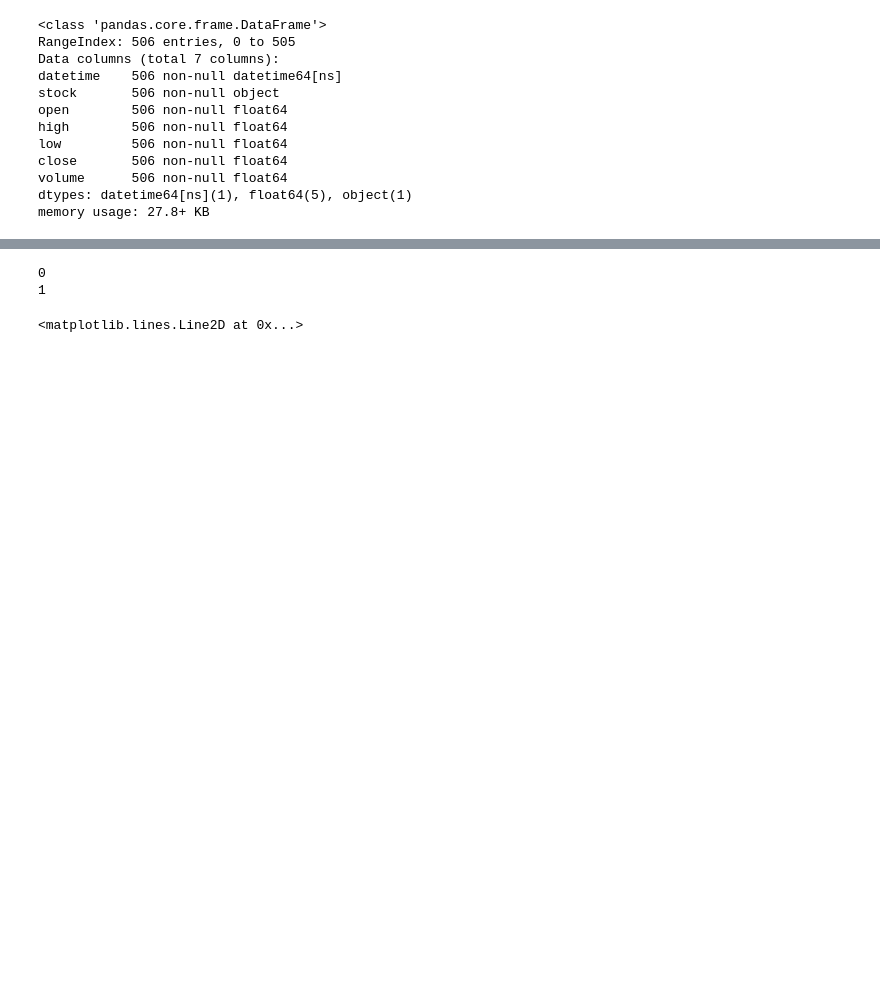
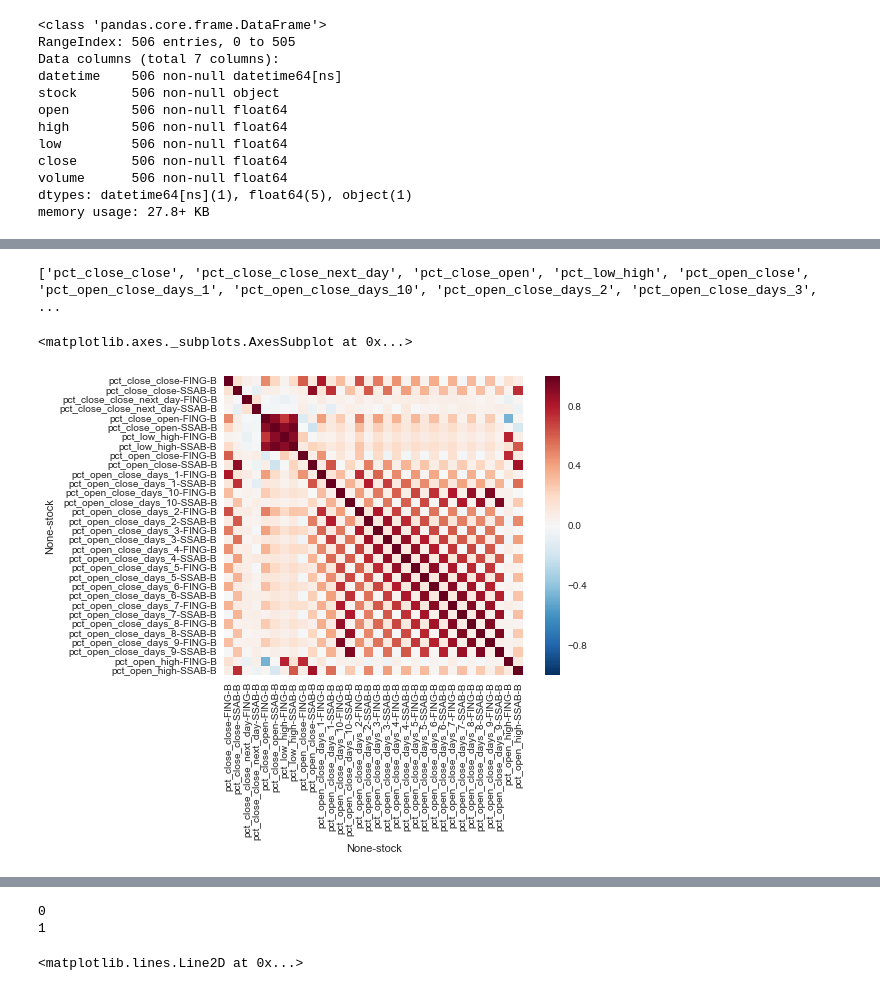
Before and after one commit to Hjartarson/stock-market, a Jupyter notebook: make-report-daily-ticks.ipynb, the cells around one changed output, grey strips where cells are left out. Cells and saved outputs as stored; diff of their text form; code cells hidden in the pictures; blank space fills up the shorter version.

```diff
--- a/make-report-daily-ticks.ipynb
+++ b/make-report-daily-ticks.ipynb
@@ -79,0 +125,14 @@ df_stock.head()
+# %%
+#CHECK CORRELATION BETWEEN MEASURES AND STOCKS!
+import seaborn as sns
+
+f, ax = plt.subplots(1,1)
+
+corr_var = [x for x in np.unique(df_stock.columns.get_level_values(level=0)) if 'pct' in x]
+print(corr_var)
+corr = df_stock[corr_var].corr()
+sns.heatmap(corr,square=True, ax=ax)
+# %% [output]
+['pct_close_close', 'pct_close_close_next_day', 'pct_close_open', 'pct_low_high', 'pct_open_close', 'pct_open_close_days_1', 'pct_open_close_days_10', 'pct_open_close_days_2', 'pct_open_close_days_3', ...
+<matplotlib.axes._subplots.AxesSubplot at 0x...>
+[figure, added]
```
Also changed, not shown: parts of 7 cells of this notebook, 2 other files.
